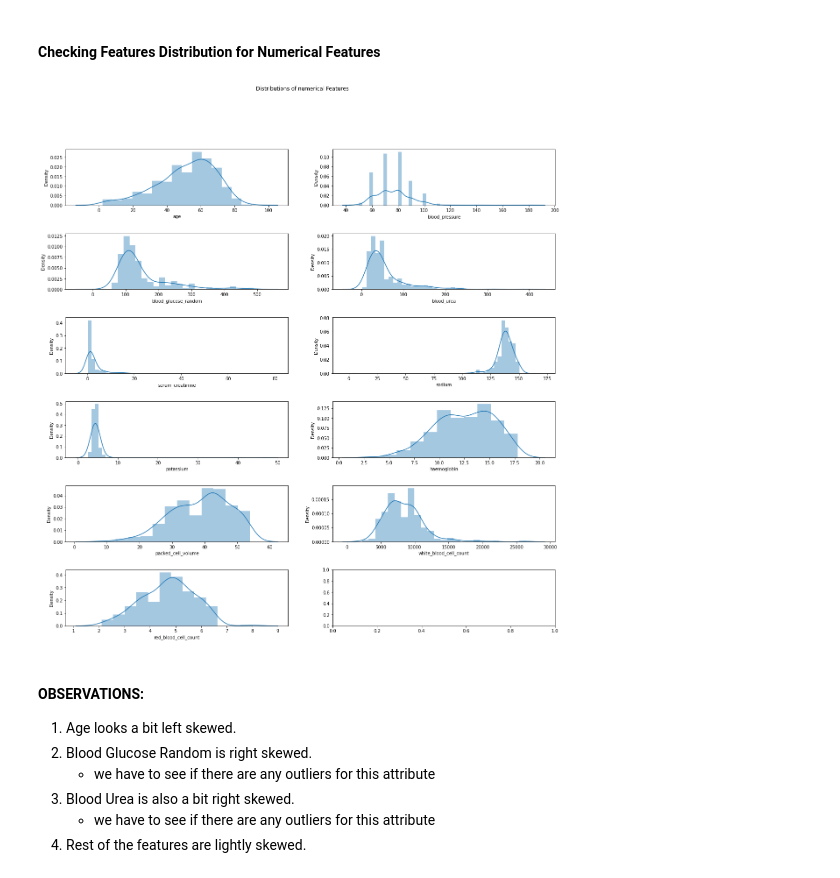
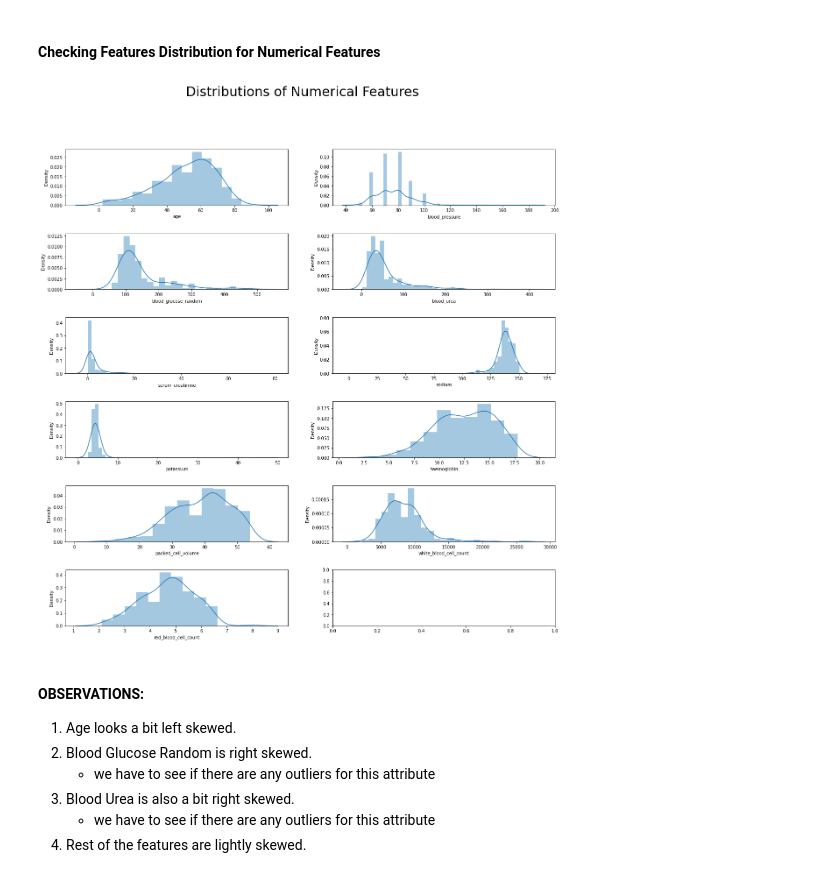
Before and after one commit to umang8496/bits-dse, a Jupyter notebook: dm_assignment_01/chronic-kidney-disease-classification-problem.ipynb, the cells around one changed output. Drawn from its saved outputs; the diff is of its cells as text; code cells hidden in the pictures.

```diff
--- a/dm_assignment_01/chronic-kidney-disease-classification-problem.ipynb
+++ b/dm_assignment_01/chronic-kidney-disease-classification-problem.ipynb
@@ -335,13 +340,13 @@ Categorical_Features = ['specific_gravity',
 # %%
 fig, axes = plt.subplots(nrows=6, ncols=2, figsize=(20,20))
 _ = fig.subplots_adjust(hspace=0.5)
-_ = fig.suptitle('Distributions of numerical Features')
+_ = fig.suptitle('Distributions of Numerical Features', fontsize=30)
 
 
 for ax, feats in zip(axes.flatten(), Numerical_Features):
     _ = sns.distplot(a=df[feats], ax=ax)
 # %% [output]
-[figure, old version]
+[figure, new version]
 # %% [markdown]
 #### OBSERVATIONS:
 1. Age looks a bit left skewed.
```
Also changed, not shown: parts of 14 cells of this notebook.
